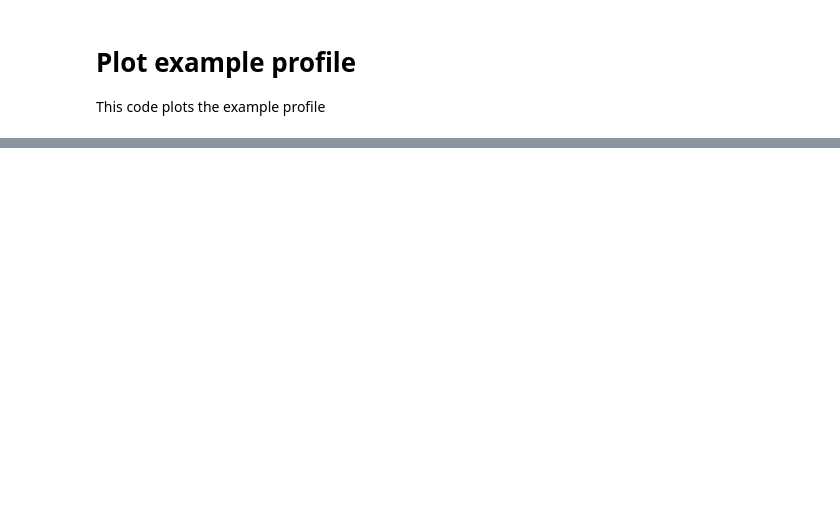
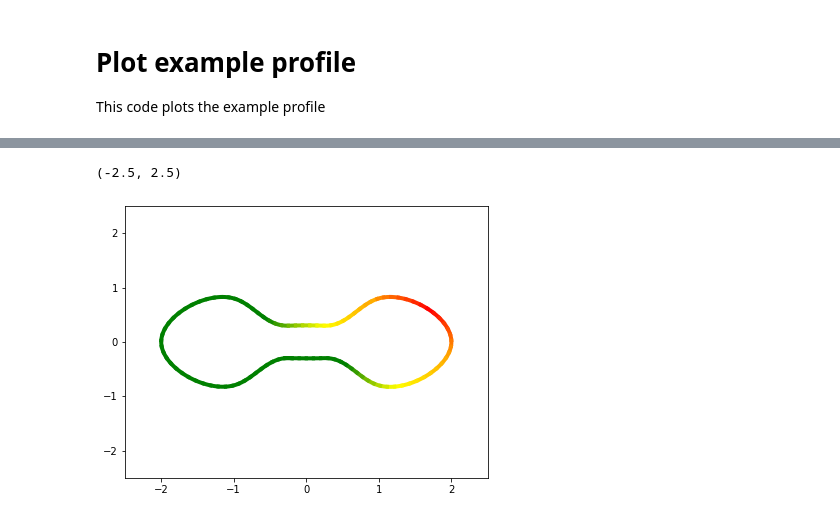
Before and after one commit to ipa/configurable_ablation, a Jupyter notebook: plots/plot_profile.ipynb, the cells around one changed output, grey strips where cells are left out. Saved outputs shown, nothing was run; the diff lists cells and outputs as text; code cells hidden in the pictures; blank space fills up the shorter version.

```diff
--- a/plots/plot_profile.ipynb
+++ b/plots/plot_profile.ipynb
@@ -140,0 +175,14 @@ x, y, z = get_inside(x_margin, y_margin)
+# %%
+cmap = clr.LinearSegmentedColormap.from_list('my map', ['green', 'green', 'green', 'green', 'green', 'green', 'yellow', 'orange', 'red', 'orange', 'yellow', 'green', 'green'], N=100)
+colors = cmap(np.linspace(0,1,101))
+
+fig = plt.figure(figsize=(6.5, 5))
+for i in range(1, 101):
+    plt.plot(x_tumor[(i-1)*10:(i*10)], y_tumor[(i-1)*10:(i*10)],
+             color=colors[i-1], linewidth=4)
+
+plt.xlim(-2.5, 2.5)
+plt.ylim(-2.5, 2.5)
+# %% [output]
+(-2.5, 2.5)
+[figure, added]
```
Also changed, not shown: parts of 4 cells of this notebook, 1 other file.
